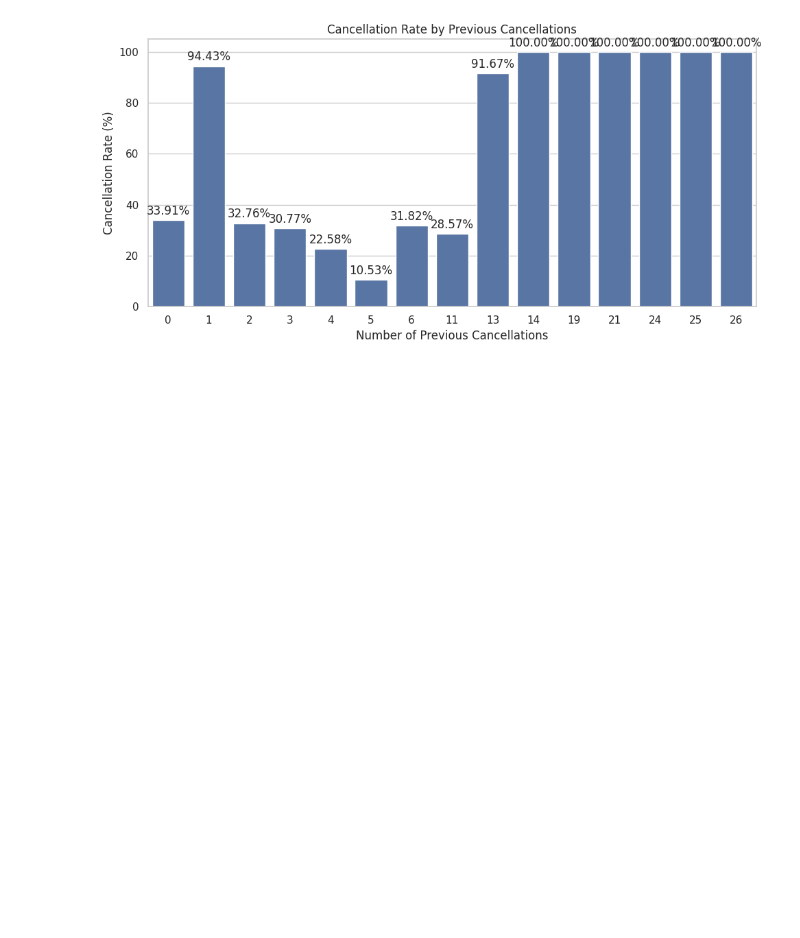
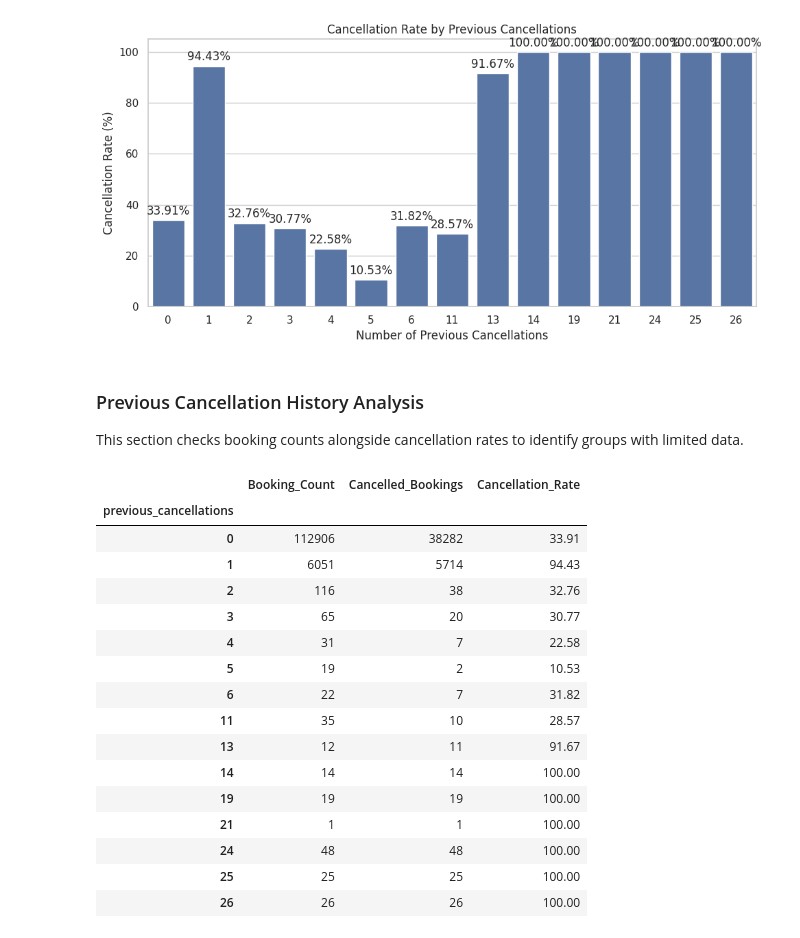
Before and after one commit to Battsengel2026124/ST_ML_C3_Hotel_Booking, a Jupyter notebook: Hotel_Booking_CA_3.ipynb, the cells around one changed output. Saved outputs shown, nothing was run; the diff lists cells and outputs as text; code cells hidden in the pictures; blank space fills up the shorter version.

```diff
--- a/Hotel_Booking_CA_3.ipynb
+++ b/Hotel_Booking_CA_3.ipynb
@@ -386,3 +386,40 @@ plt.tight_layout()
 plt.show()
 # %% [output]
 [figure]
+# %% [markdown]
+
+### Previous Cancellation History Analysis
+This section checks booking counts alongside cancellation rates to identify groups with limited data.
+# %%
+
+# Summarising booking counts and cancellation rates
+previous_cancellation_summary = df.groupby("previous_cancellations")[
+    "is_canceled"
+].agg(
+    Booking_Count="count",
+    Cancelled_Bookings="sum",
+    Cancellation_Rate="mean"
+)
+
+previous_cancellation_summary["Cancellation_Rate"] *= 100
+
+# Displaying the summary for each previous cancellation count
+display(previous_cancellation_summary.round(2))
+# %% [output]
+|  | Booking_Count | Cancelled_Bookings | Cancellation_Rate |
+| previous_cancellations |  |  |  |
+| 0 | 112906 | 38282 | 33.91 |
+| 1 | 6051 | 5714 | 94.43 |
+| 2 | 116 | 38 | 32.76 |
+| 3 | 65 | 20 | 30.77 |
+| 4 | 31 | 7 | 22.58 |
+| 5 | 19 | 2 | 10.53 |
+| 6 | 22 | 7 | 31.82 |
+| 11 | 35 | 10 | 28.57 |
+| 13 | 12 | 11 | 91.67 |
+| 14 | 14 | 14 | 100.00 |
+| 19 | 19 | 19 | 100.00 |
+| 21 | 1 | 1 | 100.00 |
+| 24 | 48 | 48 | 100.00 |
+| 25 | 25 | 25 | 100.00 |
+| 26 | 26 | 26 | 100.00 |
```
Also changed, not shown: parts of 2 cells of this notebook.
